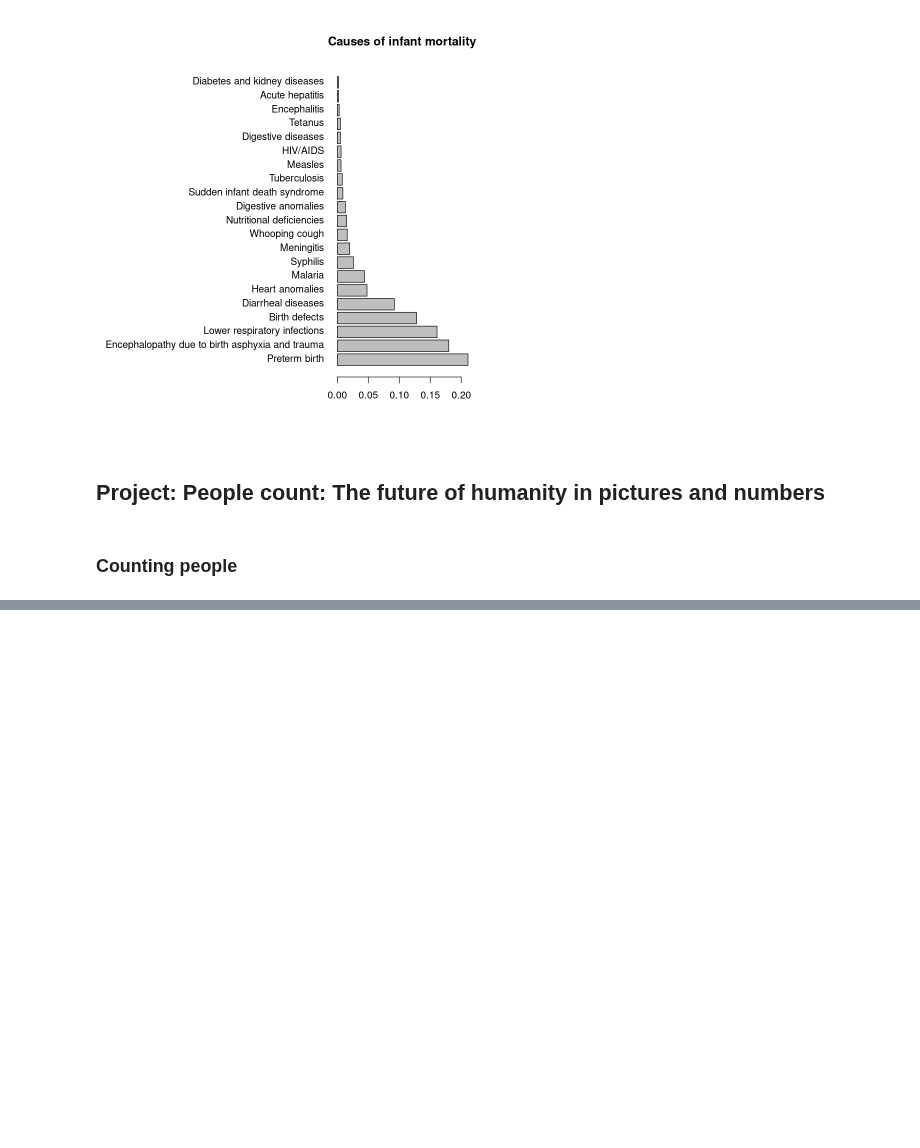
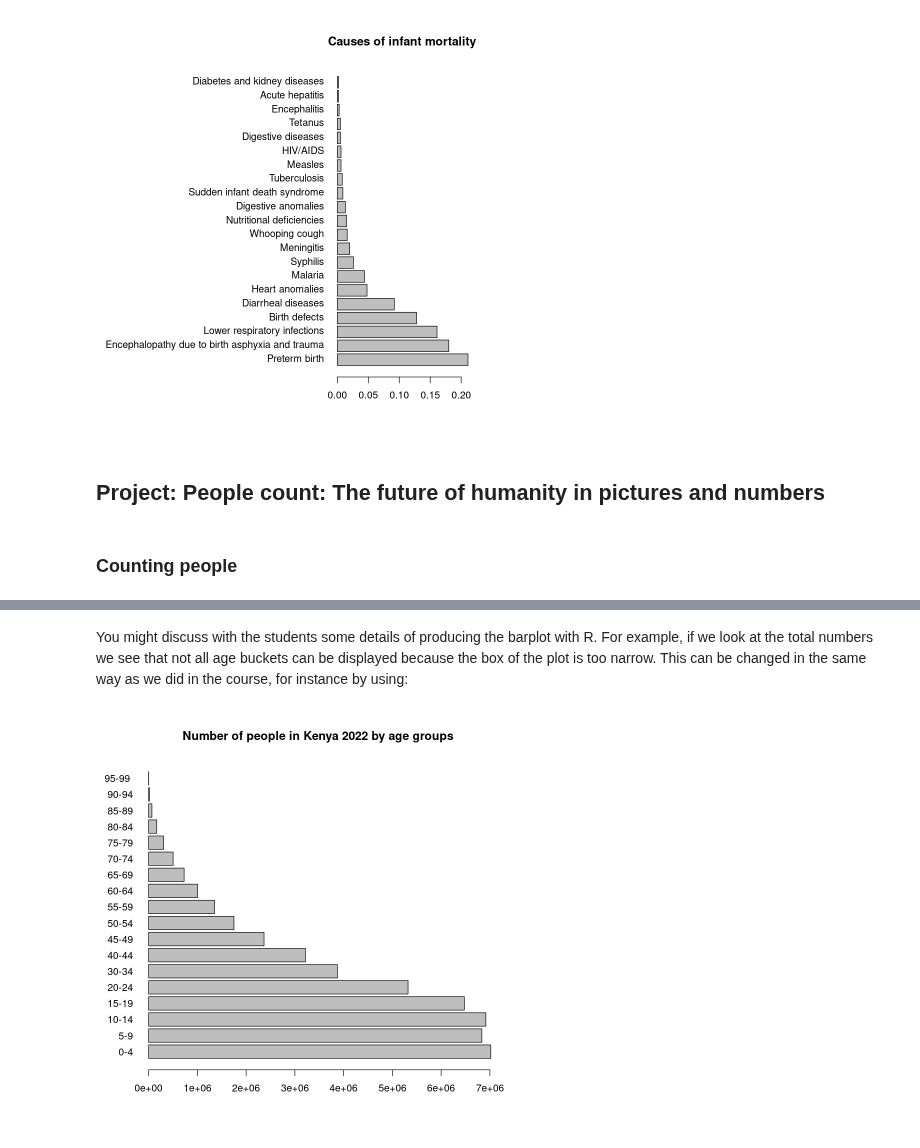
Before and after one commit to Martin-Summer-1090/Statistics_JWL, a Jupyter notebook: solution_manual/manual_v0/_build/html/_sources/exercises_unit_1.ipynb, the cells around one changed output, grey strips where cells are left out. Saved outputs shown, nothing was run; the diff lists cells and outputs as text; code cells hidden in the pictures; blank space fills up the shorter version.

```diff
--- a/solution_manual/manual_v0/_build/html/_sources/exercises_unit_1.ipynb
+++ b/solution_manual/manual_v0/_build/html/_sources/exercises_unit_1.ipynb
@@ -295,0 +373,6 @@ barplot(shares, names.arg = causes, horiz = TRUE, las = 1, main = "Causes of inf
+# %% [markdown]
+You might discuss with the students some details of producing the barplot with R. For example, if we look at the total numbers we see that not all age buckets can be displayed because the box of the plot is too narrow. This can be changed in the same way as we did in the course, for instance by using:
+# %%
+barplot(total, names.arg = age, horiz = T, las = 1, main = "Number of people in Kenya 2022 by age groups")
+# %% [output]
+[figure, added]
```
Also changed, not shown: parts of 32 cells of this notebook, 25 other files.
